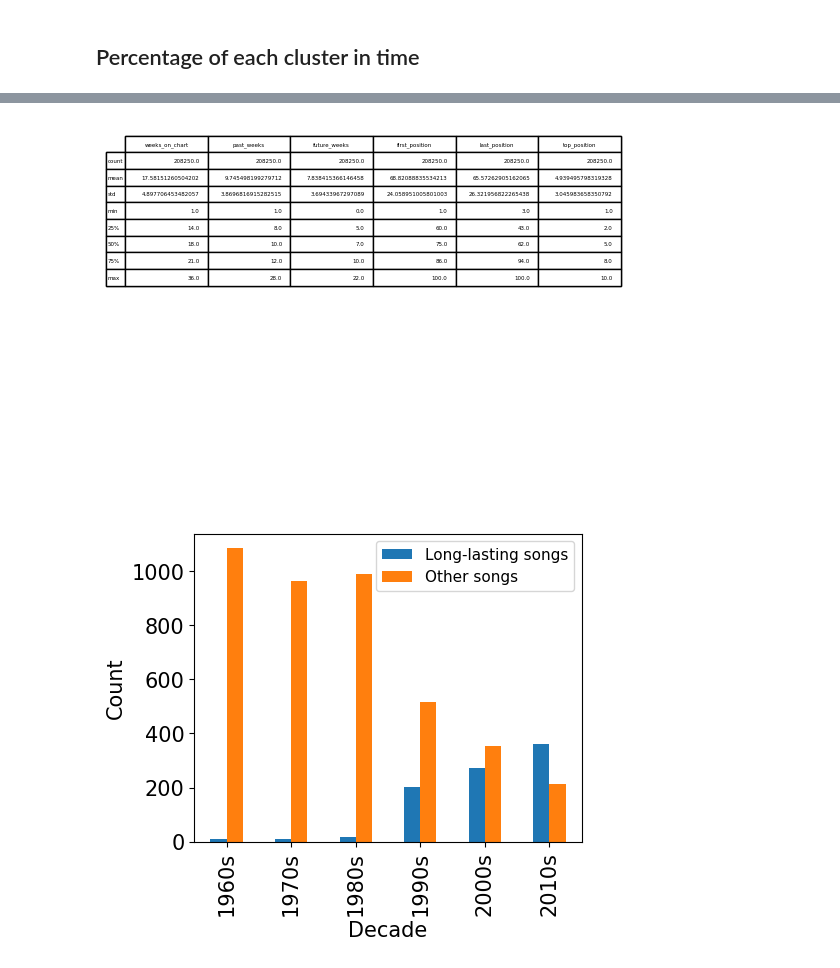
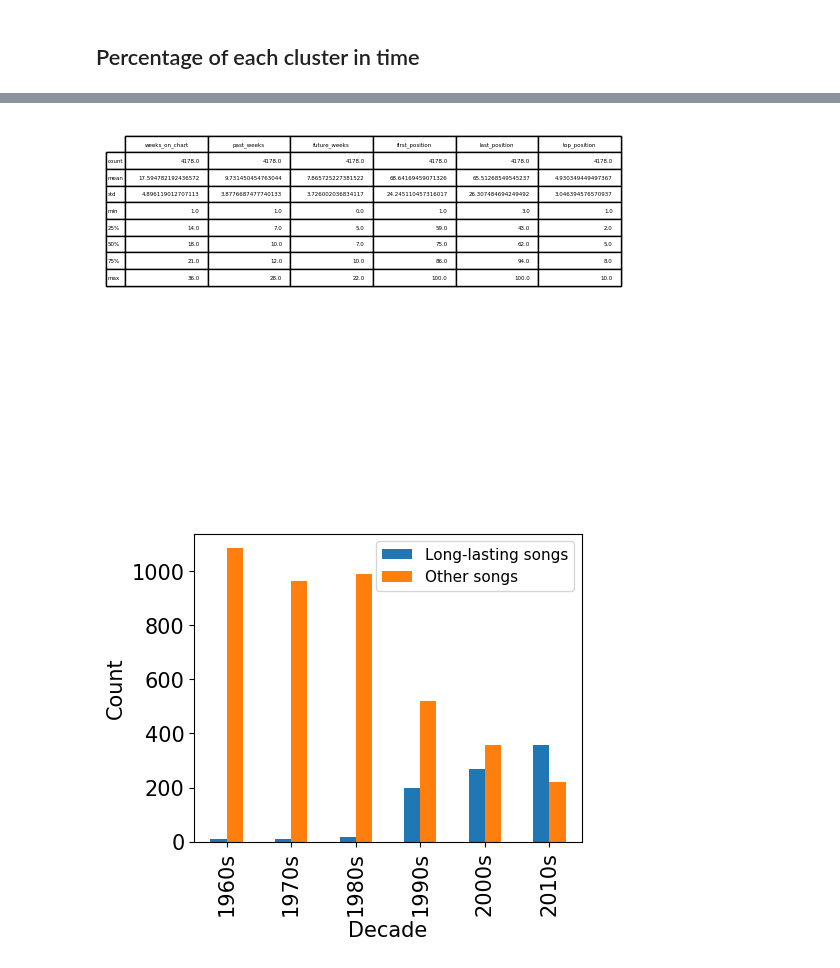
Before and after one commit to martalech/pop_charts_dynamics, a Jupyter notebook: trajectories_analysis/features_clustering_top10.ipynb, the cells around one changed output, grey strips where cells are left out. Cells and saved outputs as stored; diff of their text form; code cells hidden in the pictures.

```diff
--- a/trajectories_analysis/features_clustering_top10.ipynb
+++ b/trajectories_analysis/features_clustering_top10.ipynb
@@ -331,7 +331,8 @@ plt.show()
 for cluster in unique_clusters:
     songs_from_cluster = billboard_100_with_empty_weeks_full_data[billboard_100_with_empty_weeks_full_data['cluster'] == cluster].copy()
     print(f"Cluster {cluster}")
-    cluster_describe = songs_from_cluster[["weeks_on_chart", "past_weeks", "future_weeks", "first_position", "last_position", "top_position"]].describe()
+    cluster_subdf = songs_from_cluster[["artist", "song_name", "weeks_on_chart", "past_weeks", "future_weeks", "first_position", "last_position", "top_position"]].drop_duplicates()
+    cluster_describe = cluster_subdf[["weeks_on_chart", "past_weeks", "future_weeks", "first_position", "last_position", "top_position"]].describe()
     print(cluster_describe)
 
     #https://stackoverflow.com/questions/48158688/save-pandas-describe-for-human-readibility
@@ -367,4 +368,4 @@ max       100.000000      10.000000
-[figure, old version]
+[figure, new version]
 # %%
 billboard_hot_100_new["year"] = billboard_hot_100_new["first_day_of_the_week"].dt.year
 billboard_hot_100_new["decade"] = billboard_hot_100_new["year"].apply(lambda x: x - x % 10).map(str) + "s"
```
Also changed, not shown: parts of 4 cells of this notebook, 41 other files.
